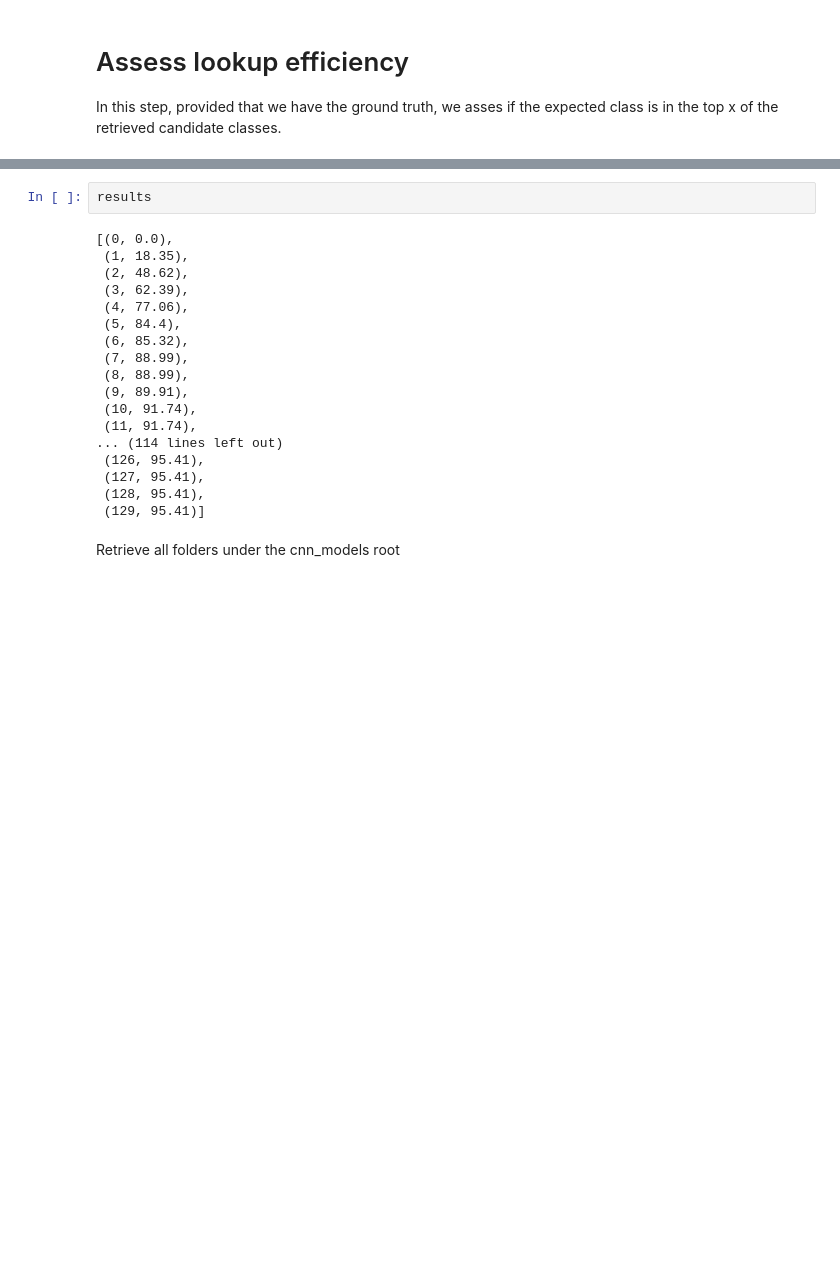
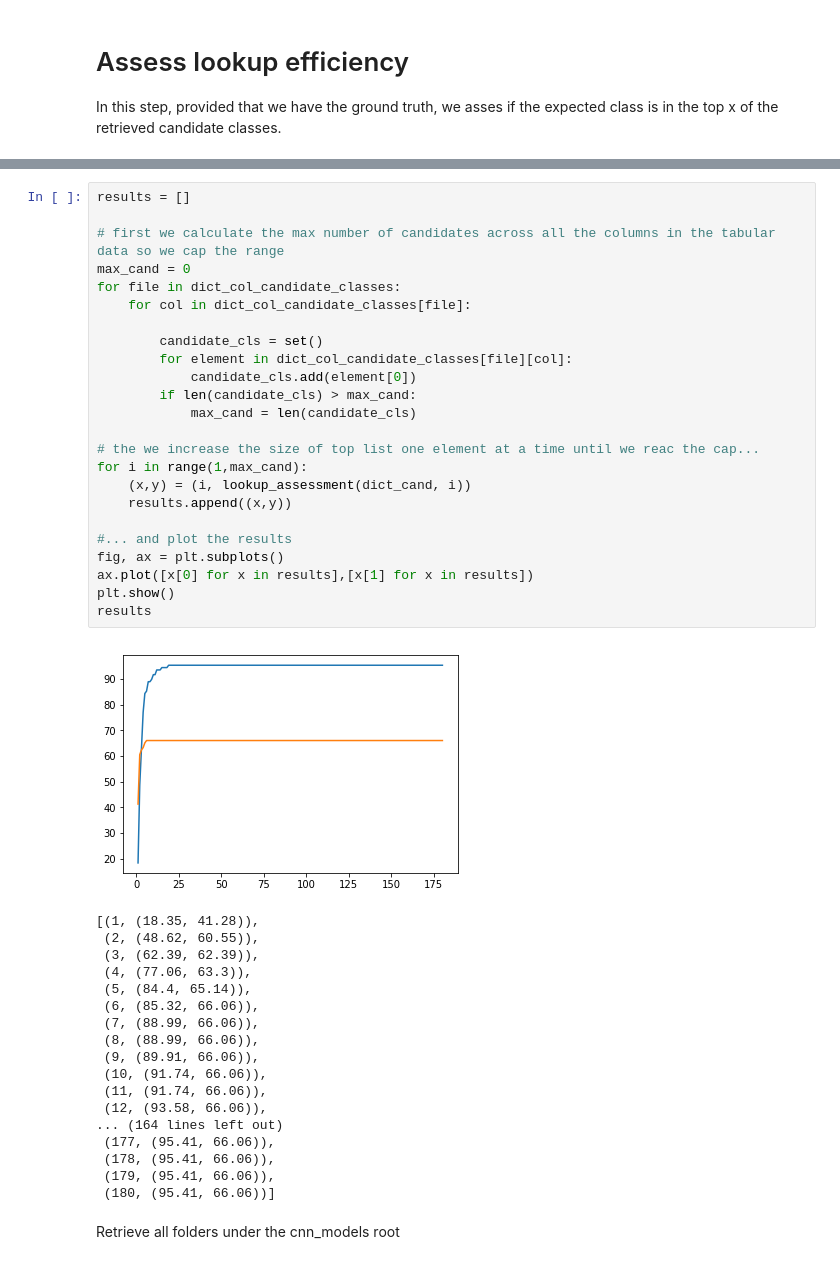
Before and after one commit to zdetor54/nov-city-ms-project, a Jupyter notebook: app/load-models-and-predict.ipynb, the cells around one changed output, grey strips where cells are left out. Saved outputs shown, nothing was run; the diff lists cells and outputs as text; blank space fills up the shorter version.

```diff
--- a/app/load-models-and-predict.ipynb
+++ b/app/load-models-and-predict.ipynb
@@ -75,23 +196,46 @@ plt.show()
-# %%
-results
-# %% [output]
-[(0, 0.0),
- (1, 18.35),
- (2, 48.62),
- (3, 62.39),
- (4, 77.06),
- (5, 84.4),
- (6, 85.32),
- (7, 88.99),
- (8, 88.99),
- (9, 89.91),
- (10, 91.74),
- (11, 91.74),
-... (114 lines left out)
- (126, 95.41),
- (127, 95.41),
- (128, 95.41),
- (129, 95.41)]
+# %%
+results = []
+
+# first we calculate the max number of candidates across all the columns in the tabular data so we cap the range
+max_cand = 0
+for file in dict_col_candidate_classes:
+    for col in dict_col_candidate_classes[file]:
+
+        candidate_cls = set()
+        for element in dict_col_candidate_classes[file][col]:
+            candidate_cls.add(element[0])
+        if len(candidate_cls) > max_cand:
+            max_cand = len(candidate_cls)
+
+# the we increase the size of top list one element at a time until we reac the cap...
+for i in range(1,max_cand):
+    (x,y) = (i, lookup_assessment(dict_cand, i))
+    results.append((x,y))
+
+#... and plot the results
+fig, ax = plt.subplots()
+ax.plot([x[0] for x in results],[x[1] for x in results])
+plt.show()
+results
+# %% [output]
+[figure, added]
+[(1, (18.35, 41.28)),
+ (2, (48.62, 60.55)),
+ (3, (62.39, 62.39)),
+ (4, (77.06, 63.3)),
+ (5, (84.4, 65.14)),
+ (6, (85.32, 66.06)),
+ (7, (88.99, 66.06)),
+ (8, (88.99, 66.06)),
+ (9, (89.91, 66.06)),
+ (10, (91.74, 66.06)),
+ (11, (91.74, 66.06)),
+ (12, (93.58, 66.06)),
+... (164 lines left out)
+ (177, (95.41, 66.06)),
+ (178, (95.41, 66.06)),
+ (179, (95.41, 66.06)),
+ (180, (95.41, 66.06))]
 # %% [markdown]
 Retrieve all folders under the cnn_models root
 # %%
```
Also changed, not shown: parts of 10 cells of this notebook, 7 other files.
